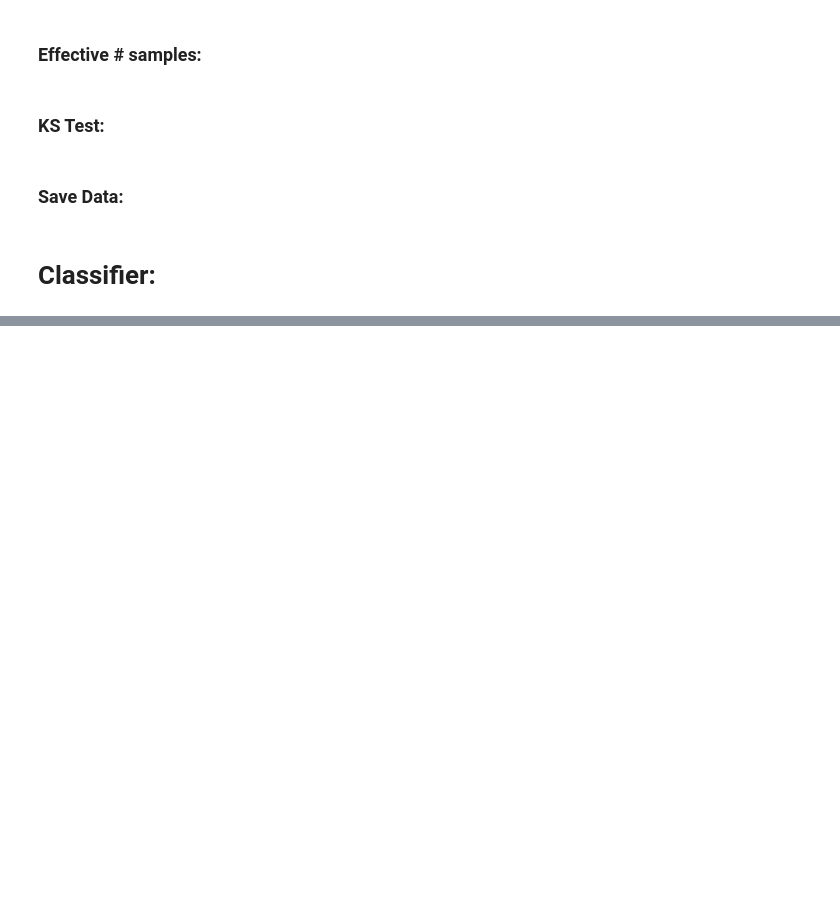
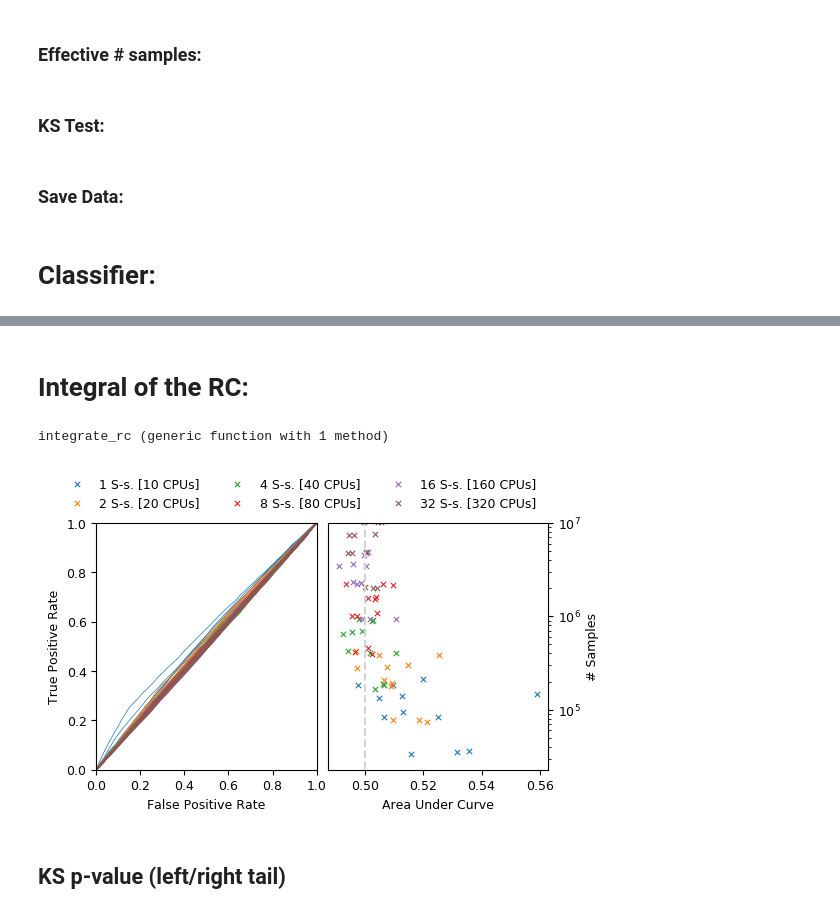
Before and after one commit to VasylHafych/Parallel_Sampling, a Jupyter notebook: notebooks/6-Benchmark-3.ipynb, the cells around one changed output, grey strips where cells are left out. Cells and saved outputs as stored; diff of their text form; code cells hidden in the pictures; blank space fills up the shorter version.

```diff
--- a/notebooks/6-Benchmark-3.ipynb
+++ b/notebooks/6-Benchmark-3.ipynb
@@ -828 +831,63 @@ ax.set_ylim(0.,1.)
 (0.0, 1.0)
+# %% [markdown]
+# Integral of the RC:
+# %%
+function integrate_rc(x,y)
+    ind = sortperm(x)
+    x = x[ind]
+    y = y[ind]
+    sum(diff(x) .* y[1:end-1]) + sum(0.5.*(diff(x) .* diff(y)))
+end
+# %% [output]
+integrate_rc (generic function with 1 method)
+# %%
+fig,  (ax, ax2) = plt.subplots(1,2, figsize=best_size_4)
+
+fig.subplots_adjust(hspace=0.0, wspace=0.05)
+
+for (w_i, w_n) in enumerate(sort(unique(stat_tests.n_subspaces)))
+
+    mask = stat_tests.n_subspaces .== w_n
+    colors = PyPlot.ColorMap("tab10").colors[w_i]
+
+    fp = classifier_test.false_predicted[mask]
+    tp = classifier_test.true_predicted[mask]
+
+    label="$w_n S-s. [$(w_n*10) CPUs]"
+    for i in Base.OneTo(length(fp))
+
+        δ = integrate_rc(fp[i],tp[i])
+
+        ax.plot(fp[i], tp[i], "-", alpha=1, ms=2, lw=0.5,
+            color = colors)
+
+        ax2.scatter(δ, summary_table.n_samples[mask][i], color = colors, marker = "x", s=15, lw=0.8, label=label)
+        label = "_nolegend_"
+
+    end
+
+end
+
+ax2.legend(bbox_to_anchor=(0.0, 0.7, 1, 0.53), ncol=3, framealpha=0)
+
+ax.set_xlabel("False Positive Rate")
+ax2.set_xlabel("Area Under Curve")
+
+
+ax.set_ylabel("True Positive Rate")
+ax2.set_ylabel("# Samples")
+ax.set_xlim(0.,1.)
+ax.set_ylim(0.,1.)
+
+ax2.yaxis.tick_right()
+ax2.yaxis.set_label_position("right")
+
+ax2.vlines([0.5], 0, 10^8, linestyle = "--", color="lightgray")
+ax2.set_yscale("log")
+ax2.set_ylim(0, 10^7)
+
+# fig.savefig("../plots/fig-h.pdf", bbox_inches = "tight")
+# %% [output]
+[figure, added]
+# %% [markdown]
+## KS p-value (left/right tail)
```
Also changed, not shown: parts of 12 cells of this notebook, 11 other files.
